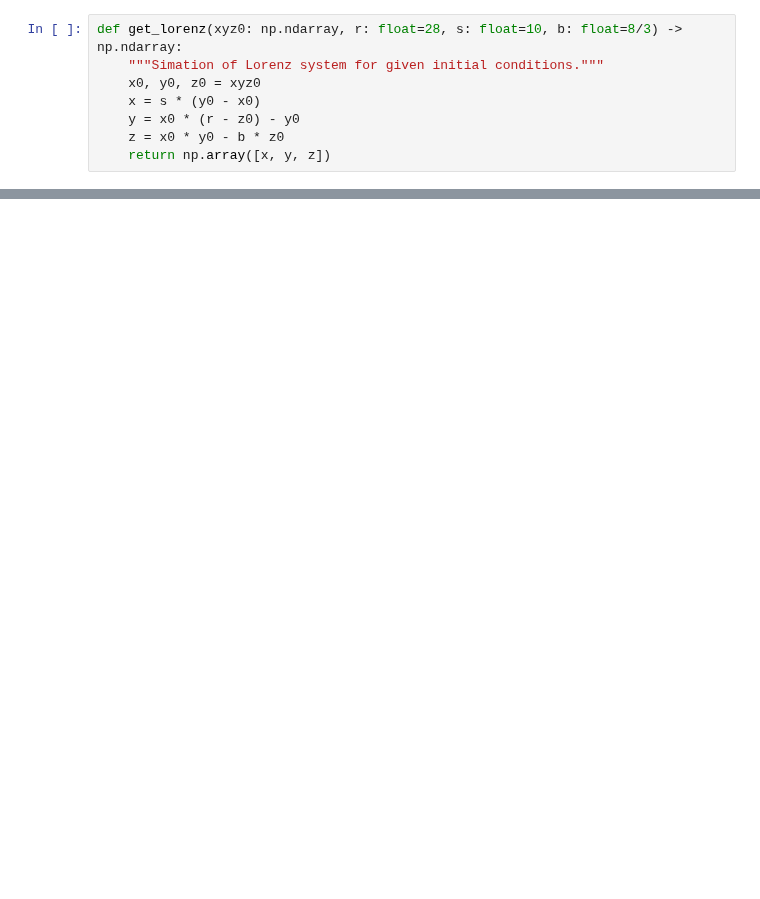
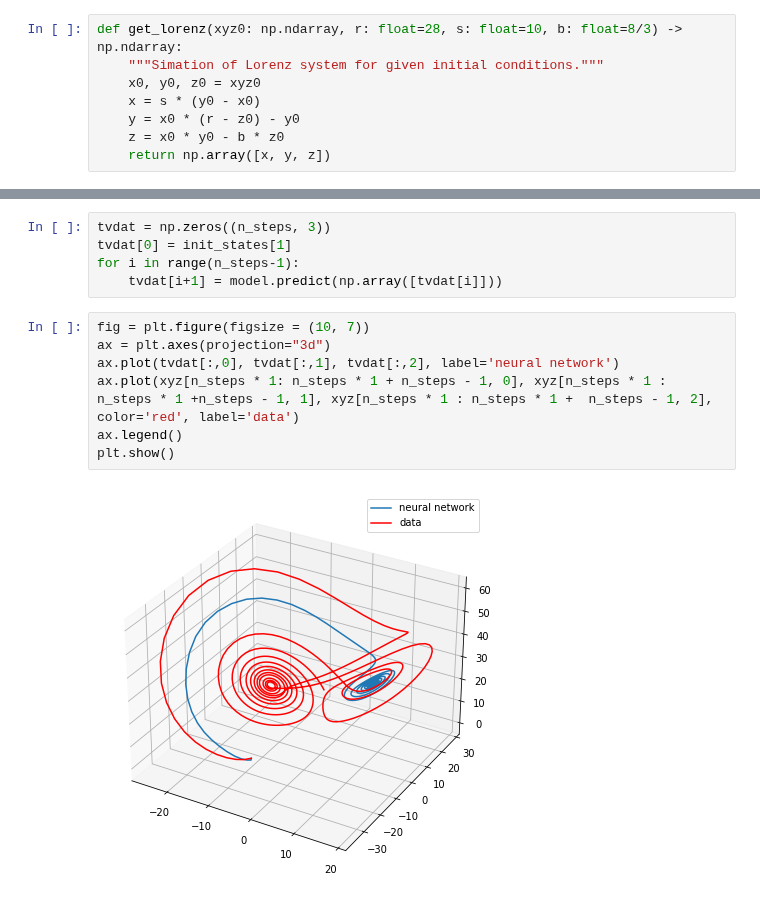
Before and after one commit to denyskononenko/datasciencesnippets, a Jupyter notebook: nn4dynamics/model_lorenz.ipynb, the cells around one changed output, grey strips where cells are left out. Drawn from its saved outputs; the diff is of its cells as text; blank space fills up the shorter version.

```diff
--- a/nn4dynamics/model_lorenz.ipynb
+++ b/nn4dynamics/model_lorenz.ipynb
@@ -139,0 +140,14 @@ print(X[0], Y[0])
+# %%
+tvdat = np.zeros((n_steps, 3))
+tvdat[0] = init_states[1]
+for i in range(n_steps-1):
+    tvdat[i+1] = model.predict(np.array([tvdat[i]]))
+# %%
+fig = plt.figure(figsize = (10, 7))
+ax = plt.axes(projection="3d")
+ax.plot(tvdat[:,0], tvdat[:,1], tvdat[:,2], label='neural network')
+ax.plot(xyz[n_steps * 1: n_steps * 1 + n_steps - 1, 0], xyz[n_steps * 1 : n_steps * 1 +n_steps - 1, 1], xyz[n_steps * 1 : n_steps * 1 +  n_steps - 1, 2], color='red', label='data')
+ax.legend()
+plt.show()
+# %% [output]
+[figure, added]
```
Also changed, not shown: parts of 8 cells of this notebook, 1 other file.
